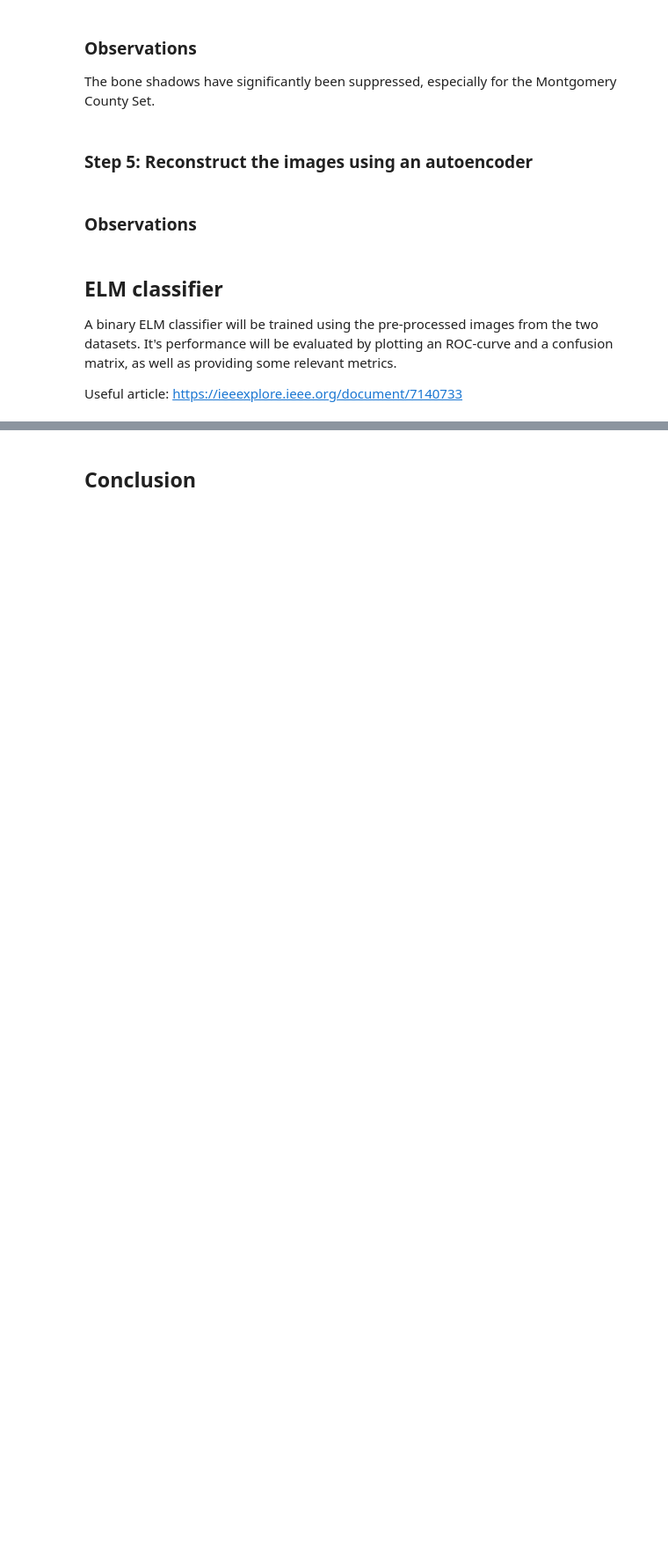
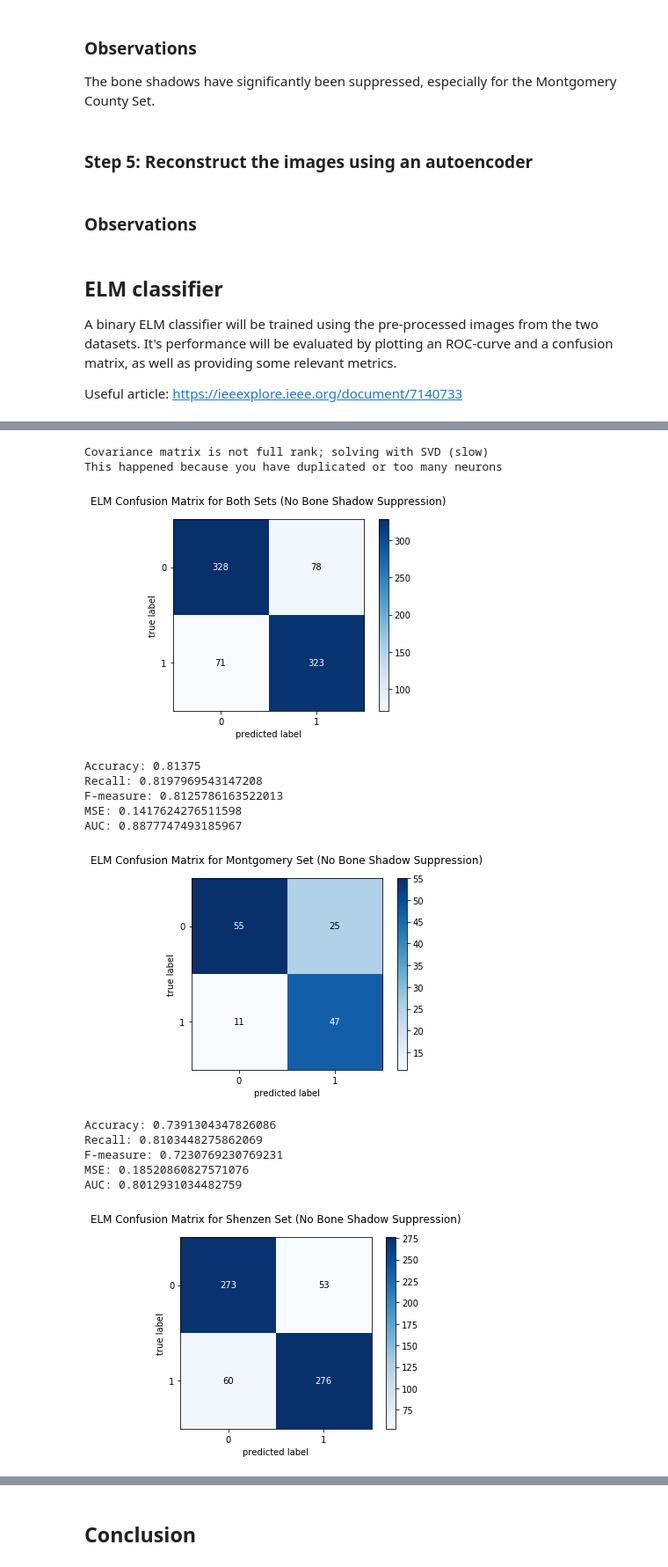
Before and after one commit to JonathanFeenstra/tuberculosis-elm-classifier, a Jupyter notebook: tuberculosis_classifier.ipynb, the cells around one changed output, grey strips where cells are left out. Shown at 88% size. Saved outputs shown, nothing was run; the diff lists cells and outputs as text; code cells hidden in the pictures; blank space fills up the shorter version.

Commit message:
Tested ELM w/o bone shadow suppresion

```diff
--- a/tuberculosis_classifier.ipynb
+++ b/tuberculosis_classifier.ipynb
@@ -520,0 +522,62 @@ AUC: 0.883481229915279
+# %%
+mont_images = []
+shen_images = []
+mont_labels = []
+shen_labels = []
+
+for filename in glob.glob('Data/Inverted/*.png'):
+    img = np.frombuffer(Image.open(filename).resize((256,256),Image.ANTIALIAS).tobytes(), dtype=np.uint8)
+    if os.path.basename(filename)[0] == 'C':
+        shen_images.append(img)
+        shen_labels.append(int(os.path.splitext(filename)[0][-1]))
+    elif os.path.basename(filename)[0] == 'M':
+        mont_images.append(img)
+        mont_labels.append(int(os.path.splitext(filename)[0][-1]))
+
+X_both = np.array(mont_images + shen_images)
+y_both = np.array(mont_labels + shen_labels, dtype=np.int64)
+
+X_mont = np.array(mont_images)
+y_mont = np.array(mont_labels, dtype=np.int64)
+
+X_shen = np.array(shen_images)
+y_shen = np.array(shen_labels, dtype=np.int64)
+
+elm = ELM(65536, 1)
+
+elm.add_neurons(100, 'sigm')
+elm.add_neurons(50, 'sigm')
+elm.add_neurons(2, 'sigm')
+
+# Train en test data moet nog worden gesplitst
+elm.train(X_both, y_both)
+
+y_pred_both = elm.predict(X_both)
+fpr_both, tpr_both, threshold_both = roc_curve(y_both, y_pred_both)
+
+show_conf_matrix_and_metrics(y_both, y_pred_both, THRESH, 'ELM Confusion Matrix for Both Sets (No Bone Shadow Suppression)')
+print('AUC: {0}'.format(auc(fpr_both, tpr_both)))
+
+y_pred_mont = elm.predict(X_mont)
+fpr_mont, tpr_mont, threshold_mont = roc_curve(y_mont, y_pred_mont)
+
+show_conf_matrix_and_metrics(y_mont, y_pred_mont, THRESH, 'ELM Confusion Matrix for Montgomery Set (No Bone Shadow Suppression)')
+print('AUC: {0}'.format(auc(fpr_mont, tpr_mont)))
+
+y_pred_shen = elm.predict(X_shen)
+fpr_shen, tpr_shen, threshold_shen = roc_curve(y_shen, y_pred_shen)
+
+show_conf_matrix_and_metrics(y_shen, y_pred_shen, THRESH, 'ELM Confusion Matrix for Shenzen Set (No Bone Shadow Suppression)')
+print('AUC: {0}'.format(auc(fpr_shen, tpr_shen)))
+
+# ROC curve
+plt.plot(fpr_both, tpr_both, label='Both sets')
+plt.plot(fpr_mont, tpr_mont, label='Montgomery Set')
+plt.plot(fpr_shen, tpr_shen, label='Shenzen Set')
+plt.xlabel('False Positive Rate')
+plt.ylabel('True Positive Rate')
+plt.legend()
+plt.title('ROC (No Bone Shadow Suppression)')
+
+plt.show()
+# %% [output]
@@ -520,0 +586,15 @@ AUC: 0.883481229915279
+Covariance matrix is not full rank; solving with SVD (slow)
+This happened because you have duplicated or too many neurons
+[figure, added]
+Accuracy: 0.81375
+Recall: 0.8197969543147208
+F-measure: 0.8125786163522013
+MSE: 0.1417624276511598
+AUC: 0.8877747493185967
+[figure, added]
+Accuracy: 0.7391304347826086
+Recall: 0.8103448275862069
+F-measure: 0.7230769230769231
+MSE: 0.18520860827571076
+AUC: 0.8012931034482759
+[figure, added]
```
Also changed, not shown: parts of 4 cells of this notebook.
